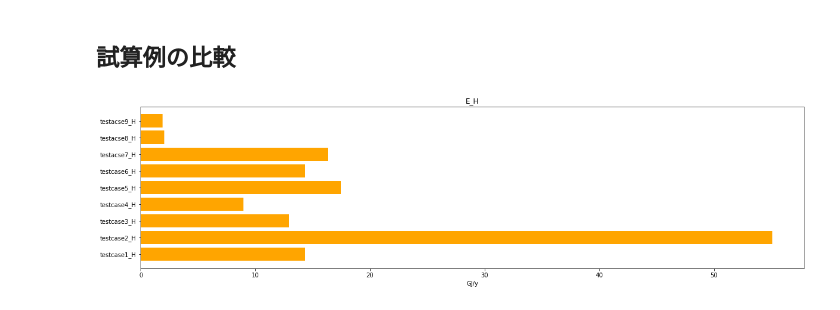
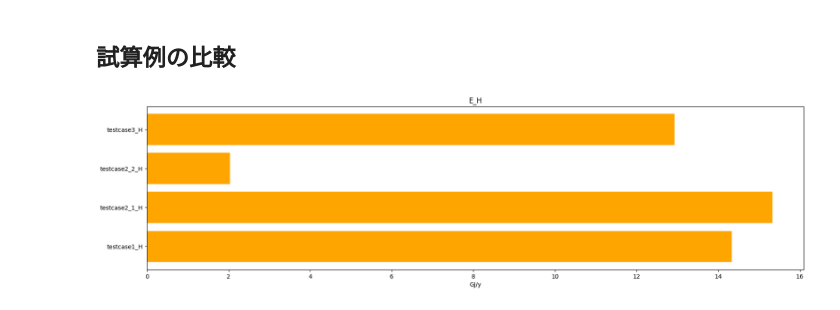
Before and after one commit to BRI-EES-House/pyhees_example, a Jupyter notebook: s04_04_ff_type_heating.ipynb, the cells around one changed output. Cells and saved outputs as stored; diff of their text form; code cells hidden in the pictures.

```diff
--- a/s04_04_ff_type_heating.ipynb
+++ b/s04_04_ff_type_heating.ipynb
@@ -32,6 +23,15 @@ def get_default_ff_type_heating():
 ### 計算
 # %%
 def calc_results(house_base, house_ENV, H_MR, H_OR, i):
+
+    from pyhees.section4_1 import get_virtual_heating_devices, calc_A_HCZ_i, get_alpha_UT_H_MR, get_alpha_UT_H_OR
+    from pyhees.section4_1_a import calc_heating_mode
+    from pyhees.section2_1_b import get_f_prim
+    from pyhees.section2_2 import calc_heating_load
+    from pyhees.section3_1 import get_Q
+    from pyhees.section3_2 import calc_insulation_performance
+    from pyhees.section4_4 import calc_E_E_H_d_t, calc_E_G_H_d_t, calc_E_K_H_d_t, get_E_M_H_d_t, calc_Q_UT_H_d_t
+    from pyhees.section4_4_a import get_q_max_H, get_q_min_H, get_P_rtd_H, get_P_itm_H
 
     sol_region = None
     NV_MR = 0
@@ -48,6 +48,9 @@ def calc_results(house_base, house_ENV, H_MR, H_OR, i):
 
     house_ENV['A_A'] = house_base['A_A']
 
+
+
+    # ---- 外皮の計算 ----
 
     # 外皮の断熱性能の計算
     if house_ENV is not None:
@@ -68,7 +71,7 @@ def calc_results(house_base, house_ENV, H_MR, H_OR, i):
     mode_MR, mode_OR = calc_heating_mode(region=house_base['region'], H_MR=spec_MR, H_OR=spec_OR)
 
     # 暖房負荷の取得
-    L_T_H_d_t_i, _ = calc_heating_load(
+    L_T_H_d_t_i, L_dash_H_R_d_t_i = calc_heating_load(
         house_base['region'], sol_region, house_base['A_A'], house_base['A_MR'], house_base['A_OR'],
         Q, eta_H, eta_C, NV_MR, NV_OR, TS, r_A_ufvnt, HEX, underfloor_insulation, mode_H, mode_C,
         spec_MR, spec_OR, mode_MR, mode_OR, SHC)
@@ -79,17 +82,23 @@ def calc_results(house_base, house_ENV, H_MR, H_OR, i):
     q_min_H = get_q_min_H(q_max_H)
     P_rtd_H = get_P_rtd_H(q_max_H)
     P_itm_H = get_P_itm_H()
+
+
     e_rtd_H = H_MR["e_rtd_H"] if i == 1 else H_OR["e_rtd_H"]
 
+    # print(f'負荷が一致しているか確認：{np.sum(L_T_H_d_t_i[i-1])}')
 
     # 電気消費量
     E_E_H_d_t = calc_E_E_H_d_t(q_max_H, q_min_H, P_rtd_H, P_itm_H, L_H_d_t=L_T_H_d_t_i[i-1])
+    # print(f'E_E_H = {np.sum(E_E_H_d_t)}kWh/a')
 
     # ガス消費量
     E_G_H_d_t = calc_E_G_H_d_t(fuel=fuel, q_max_H=q_max_H, e_rtd_H=e_rtd_H, L_H_d_t=L_T_H_d_t_i[i-1])
+    # print(f'E_G_H = {np.sum(E_G_H_d_t)}MJ/a')
 
     # 灯油
     E_K_H_d_t = calc_E_K_H_d_t(fuel=fuel, q_max_H=q_max_H, e_rtd_H=e_rtd_H, L_H_d_t=L_T_H_d_t_i[i-1])
+    # print(f'E_K_H = {np.sum(E_K_H_d_t)}MJ/a')
 
     # その他の燃料
     E_M_H_d_t = get_E_M_H_d_t()
@@ -135,7 +144,7 @@ def get_each_graph(_E_H_d_t):
 - 初期条件での計算
 # %%
 house_base, house_ENV, H_MR, H_OR, i = get_default_ff_type_heating()
-_E_H_d_t_1 = calc_results(house_base, house_ENV, H_MR, H_OR, i)
+E_H_d_t_1 = calc_results(house_base, house_ENV, H_MR, H_OR, i)
 # %% [output]
 E_H_d_t(i=1)=14330.938494398375MJ/a
 # %%
@@ -149,6 +158,9 @@ get_each_graph(_E_H_d_t_1)
 # %%
 house_base, house_ENV, H_MR, H_OR, i = get_default_ff_type_heating()
-house_base['region'] = 1
+H_MR['e_rtd_H'] = 0.8
+E_H_d_t_2_1 = calc_results(house_base, house_ENV, H_MR, H_OR, i)
 
-_E_H_d_t_2 = calc_results(house_base, house_ENV, H_MR, H_OR, i)
+i=5
+H_OR['e_rtd_H']=0.8
+E_H_d_t_2_2 = calc_results(house_base, house_ENV, H_MR, H_OR, i)
 # %% [output]
@@ -168,8 +183,7 @@ house_base["A_A"] = 90
 house_base["A_MR"] = 25
 house_base["A_OR"] = 40
 house_ENV["A_env"] = 250
-
-_E_H_d_t_3 = calc_results(house_base, house_ENV, H_MR, H_OR, i)
+E_H_d_t_3 = calc_results(house_base, house_ENV, H_MR, H_OR, i)
 # %% [output]
 E_H_d_t(i=1)=12926.604927421971MJ/a
 # %%
@@ -271,20 +195,18 @@ get_each_graph(_E_H_d_t_9)
 # %%
 import matplotlib.pyplot as plt
 
-dat_H = {"testcase1_H": np.sum(_E_H_d_t_1)/1000, "testcase2_H": np.sum(_E_H_d_t_2)/1000, "testcase3_H": np.sum(_E_H_d_t_3)/1000,
-         "testcase4_H": np.sum(_E_H_d_t_4)/1000, "testcase5_H": np.sum(_E_H_d_t_5)/1000, "testcase6_H": np.sum(_E_H_d_t_6)/1000,
-         "testacse7_H": np.sum(_E_H_d_t_7)/1000, "testacse8_H": np.sum(_E_H_d_t_8)/1000, "testacse9_H": np.sum(_E_H_d_t_9)/1000}
+dat_H = {"testcase1_H": np.sum(E_H_d_t_1)/1000, "testcase2_1_H": np.sum(E_H_d_t_2_1)/1000, "testcase2_2_H": np.sum(E_H_d_t_2_2)/1000, "testcase3_H": np.sum(E_H_d_t_3)/1000}
 
 x_H = list(dat_H.keys())
 y_H = list(dat_H.values())
 
 fig = plt.figure(figsize=(20,5))
 
 grh_H = fig.add_subplot(111)
 grh_H.barh(x_H,y_H, color = "orange")
 grh_H.set_xlabel("GJ/y")
 grh_H.set_title("E_H")
 
 plt.show()
 # %% [output]
-[figure, old version]
+[figure, new version]
```
Also changed, not shown: parts of 33 cells of this notebook.
